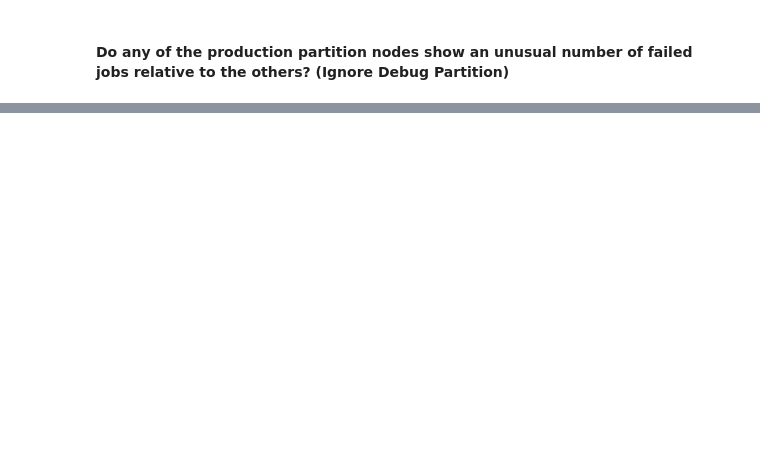
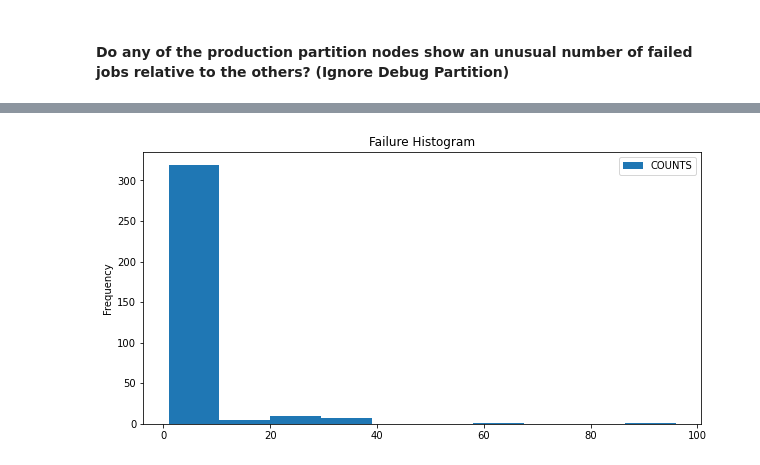
Before and after one commit to nss-data-science-cohort-4/dq2-accre-mst, a Jupyter notebook: notebooks/accre.ipynb, the cells around one changed output, grey strips where cells are left out. Cells and saved outputs as stored; diff of their text form; code cells hidden in the pictures; blank space fills up the shorter version.

```diff
--- a/notebooks/accre.ipynb
+++ b/notebooks/accre.ipynb
@@ -162,0 +225,4 @@ accre_df_failures['NODE1'].value_counts(ascending = True).plot(kind='bar')
+# %%
+# create DF from value_counts by renaming the axis and reseting the index
+failures_by_nodelist = accre_df_failures['NODELIST'].value_counts().rename_axis('NODELIST').reset_index(name='COUNTS')
+failures_by_nodelist.head()
@@ -162,0 +236,4 @@ accre_df_failures['NODE1'].value_counts(ascending = True).plot(kind='bar')
+# %%
+failures_by_nodelist.plot(kind = 'hist', title = 'Failure Histogram', figsize = (10, 5));
+# %% [output]
+[figure, added]
```
Also changed, not shown: parts of 24 cells of this notebook.
